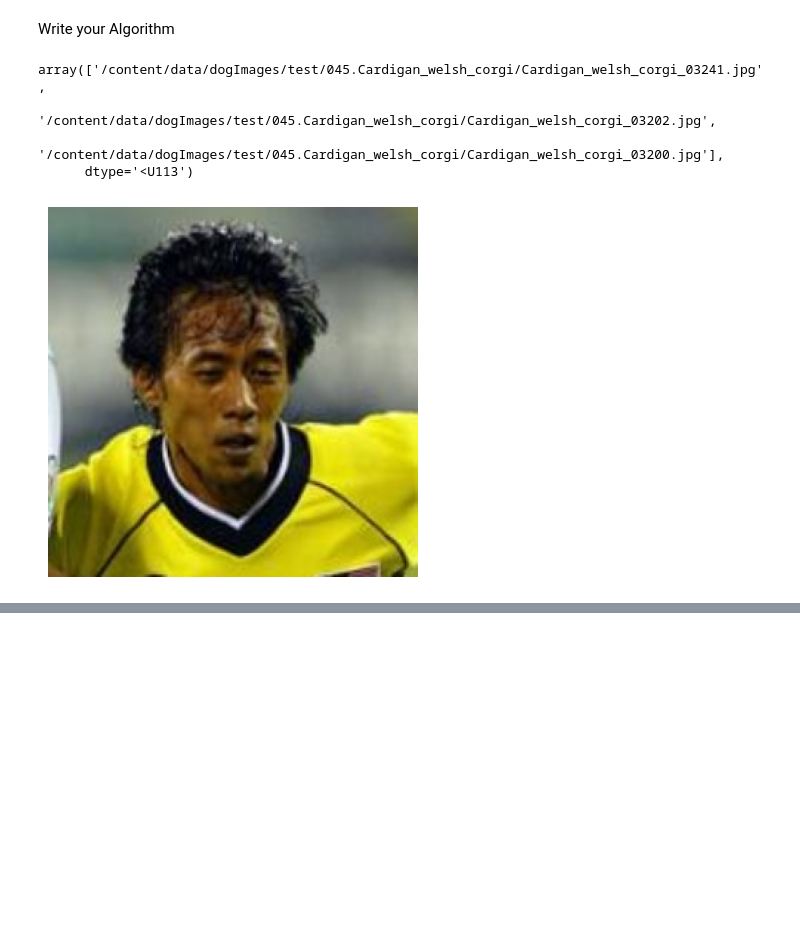
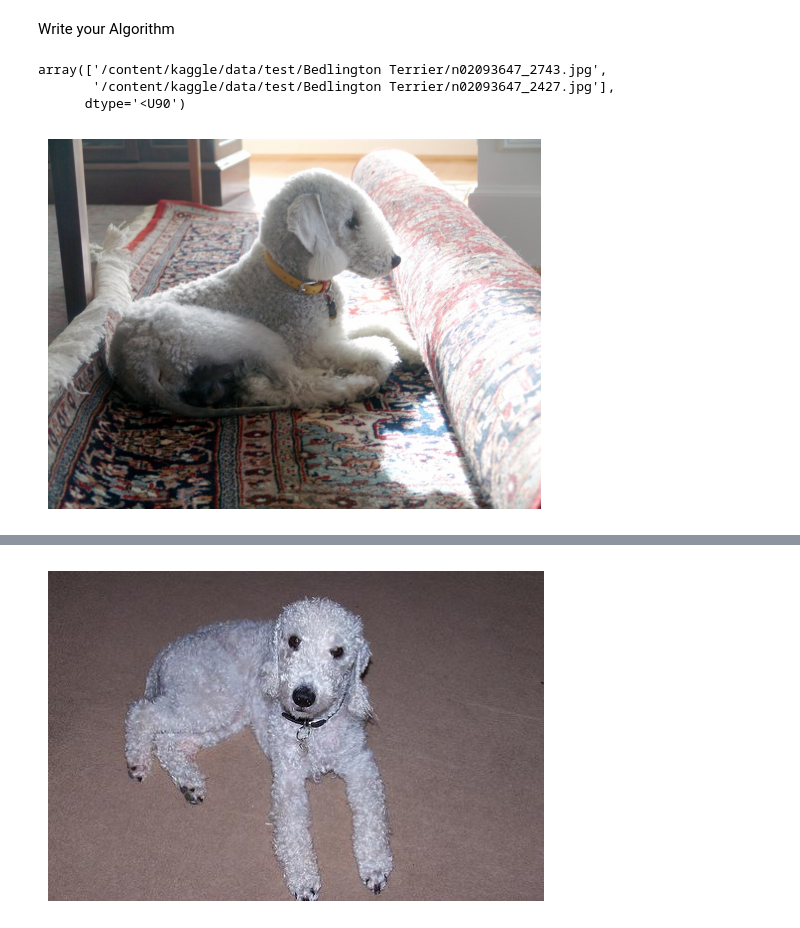
Before and after one commit to mahoangnhatphi/my-prj, a Jupyter notebook: app.ipynb, the cells around one changed output, grey strips where cells are left out. Saved outputs shown, nothing was run; the diff lists cells and outputs as text; code cells hidden in the pictures; blank space fills up the shorter version.

```diff
--- a/app.ipynb
+++ b/app.ipynb
@@ -213,5 +247,17 @@ VGG16_predict(dog_files[0])
 # %% [output]
 181
+# %%
+from tensorflow.keras.applications.resnet50 import ResNet50
+from tensorflow.keras.preprocessing.image import load_img
+from keras.applications import imagenet_utils
+
+# define ResNet50 model
+ResNet50_model = ResNet50(weights='imagenet')
+
+def ResNet50_predict_labels(img_path):
+    # returns prediction vector for image located at img_path
+    img = preprocess_input(path_to_tensor(img_path))
+    return np.argmax(ResNet50_model.predict(img))
 # %%
 ### returns "True" if a dog is detected in the image stored at img_path
 def dog_detector(img_path):
@@ -227,0 +272,5 @@ Assess the Dog Detector
+# %%
+### returns "True" if a dog is detected in the image stored at img_path
+def dog_detector(img_path):
+    prediction = ResNet50_predict_labels(img_path)
+    return ((prediction <= 268) & (prediction >= 151))
@@ -346,9 +602,9 @@ train_datagen = ImageDataGenerator(
 val_datagen = ImageDataGenerator(rescale=1./255)
 test_datagen = ImageDataGenerator(rescale=1./255)
 
-train_path = '/content/data/dogImages/train/'
-val_path = '/content/data/dogImages/valid'
-test_path = '/content/data/dogImages/test'
+train_path = '/content/kaggle/data/train/'
+val_path = '/content/kaggle/data/valid'
+test_path = '/content/kaggle/data/test'
 
 batch_size=64
 train_generator = train_datagen.flow_from_directory(
@@ -393,7 +649,7 @@ base_model = PTModel(weights='imagenet'
 add_model = Sequential()
 add_model.add(Flatten(input_shape=base_model.output_shape[1:]))
 add_model.add(Dense(64, activation='relu'))
-add_model.add(Dense(133, activation='sigmoid'))
+add_model.add(Dense(147, activation='sigmoid'))
 
 model = Model(inputs=base_model.input, outputs=add_model(base_model.output))
 
@@ -491,20 +744,19 @@ def run_app(img_path):
       print(prediction)
     else:
       print("couldn't detect dog or human image")
-# %%
-dog_files[:3]
-# %% [output]
-array(['/content/data/dogImages/test/045.Cardigan_welsh_corgi/Cardigan_welsh_corgi_03241.jpg',
-       '/content/data/dogImages/test/045.Cardigan_welsh_corgi/Cardigan_welsh_corgi_03202.jpg',
-       '/content/data/dogImages/test/045.Cardigan_welsh_corgi/Cardigan_welsh_corgi_03200.jpg'],
-      dtype='<U113')
+# %%
+dog_files[4:6]
+# %% [output]
+array(['/content/kaggle/data/test/Bedlington Terrier/n02093647_2743.jpg',
+       '/content/kaggle/data/test/Bedlington Terrier/n02093647_2427.jpg'],
+      dtype='<U90')
 # %%
 ## TODO: Execute your algorithm from Step 6 on
 ## at least 6 images on your computer.
 ## Feel free to use as many code cells as needed.
 
 ## suggested code, below
-for file in np.hstack((human_files[:3], dog_files[:3])):
+for file in np.hstack(dog_files[4:6]):
     run_app(file)
 # %% [output]
-[figure, old version]
+[figure, new version]
@@ -511,0 +767 @@ NameError: ignored
+[figure, added]
```
Also changed, not shown: parts of 62 cells of this notebook.
